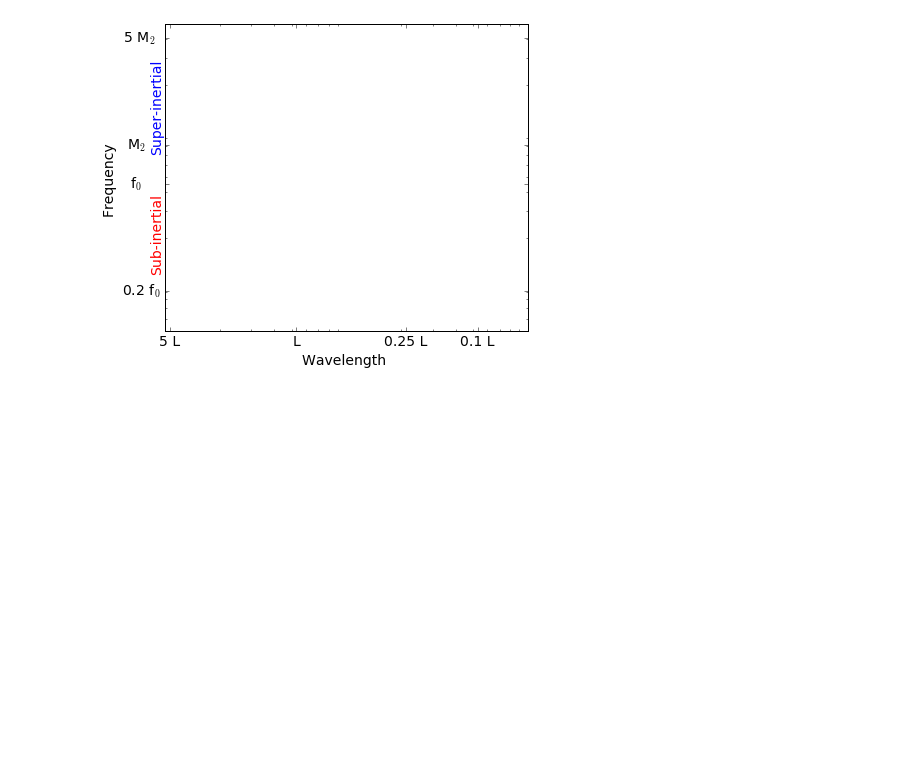
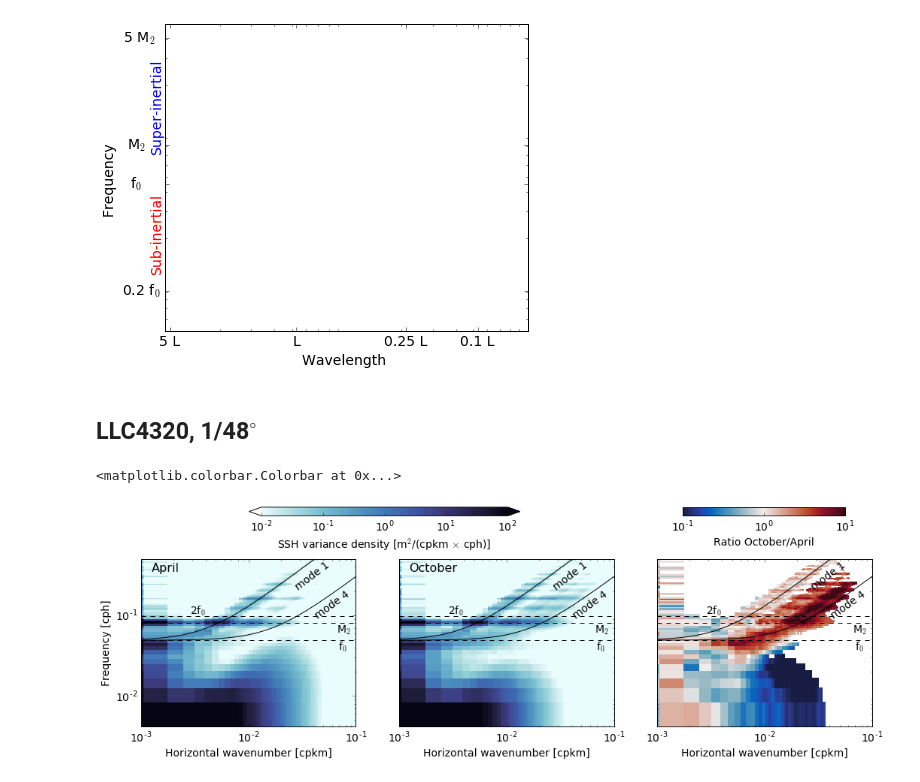
Before and after one commit to cesar-rocha/UpperOceanSeasonality, a Jupyter notebook: notebooks/WavenumberFrequencySpec.ipynb, the cells around one changed output. Drawn from its saved outputs; the diff is of its cells as text; code cells hidden in the pictures; blank space fills up the shorter version.

```diff
--- a/notebooks/WavenumberFrequencySpec.ipynb
+++ b/notebooks/WavenumberFrequencySpec.ipynb
@@ -179,3 +187,66 @@ plt.text(.825e-3,1./30,"Sub-inertial",rotation="vertical",
 plt.savefig(__figpath__+"SSHVariance_Wavenumber-Frequency_Spectrum_frame.pdf",dpi=100,bbox_inches='tight')
 # %% [output]
 [figure]
+# %% [markdown]
+## LLC4320, 1/48$^\circ$
+# %%
+f4320,ki4320 = speco4320['f'],speco4320['ki']
+Eetao4320 = speco4320['iEeta']
+Eetaa4320 = speca4320['iEeta']
+# %%
+f4320, Eetao4320, Eetaa4320 = f4320[1:f4320.size/2], Eetao4320[:,1:f4320.size/2],Eetaa4320[:,1:f4320.size/2]
+# %%
+RatioEeta4320 = Eetao4320.T/Eetaa4320.T
+RatioEeta4320 = np.ma.masked_array(RatioEeta4320,Eetao4320.T<1.e-2)
+# %%
+vmin, vmax = 1.e-2, 1.e2
+
+fig = plt.figure(figsize=(20,4))
+
+ax = plt.subplot(131)
+plt.pcolormesh(ki4320,f4320,Eetaa4320.T,norm=LogNorm(vmin=vmin,vmax=vmax),cmap=cmocean.cm.ice_r)
+ax.set_xscale("log", nonposx='clip')
+ax.set_yscale("log", nonposx='clip')
+plt.xlabel("Horizontal wavenumber [cpkm]")
+plt.ylabel("Frequency [cph]")
+plt_freqs()
+plt.xlim(1.e-3,1/5./2.)
+plt.ylim(0,.5)
+
+plt.text(1/800,.35,'April',color='k',fontsize=16)
+
+ax = plt.subplot(132)
+cdensity = plt.pcolormesh(ki4320,f4320,Eetao4320.T,norm=LogNorm(vmin=vmin,vmax=vmax),cmap=cmocean.cm.ice_r)
+ax.set_xscale("log", nonposx='clip')
+ax.set_yscale("log", nonposx='clip')
+plt.xlabel("Horizontal wavenumber [cpkm]")
+plt_freqs()
+
+plt.xlim(1.e-3,1/5./2)
+plt.ylim(0,.5)
+plt.yticks([])
+plt.text(1/800,.35,'October',color='k',fontsize=16)
+
+ax = plt.subplot(133)
+cratio = plt.pcolormesh(ki4320,f4320,RatioEeta4320,norm=LogNorm(vmin=.1,vmax=10),cmap=cmocean.cm.balance)
+plt_freqs()
+
+ax.set_xscale("log", nonposx='clip')
+ax.set_yscale("log", nonposx='clip')
+plt.xlim(1.e-3,1/5./2)
+plt.ylim(0,.5)
+plt.xlabel("Horizontal wavenumber [cpkm]")
+plt.yticks([])
+
+fig.subplots_adjust(right=0.8)
+cbar_ax = fig.add_axes([0.625, 1.1, 0.15, 0.04])
+fig.colorbar(cratio, cax=cbar_ax,label=r'Ratio October/April',orientation='horizontal')
+
+fig.subplots_adjust(right=0.8)
+cbar_ax = fig.add_axes([0.225, 1.1, 0.25, 0.04])
+fig.colorbar(cdensity, cax=cbar_ax,label=r'SSH variance density [m$^2$/(cpkm $\times$ cph)]'
+             ,extend='both',orientation='horizontal')
+#plt.savefig(__figpath__+"SSHVariance_Wavenumber-Frequency_Spectrum_4320_Seasonal.pdf",dpi=100,bbox_inches='tight')
+# %% [output]
+<matplotlib.colorbar.Colorbar at 0x...>
+[figure, added]
```
Also changed, not shown: parts of 9 cells of this notebook.
